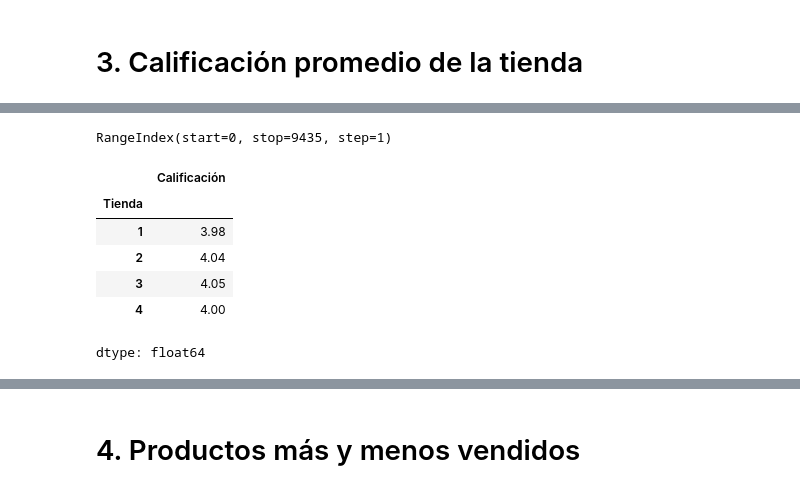
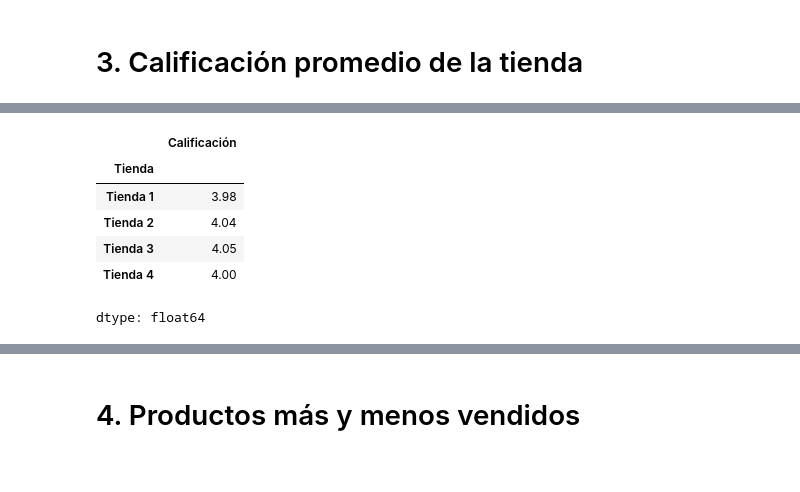
Before and after one commit to JairoCJN/Store-Analysis, a Jupyter notebook: challenge1-data-science-latam/AluraStoreLatam.ipynb, the cells around one changed output, grey strips where cells are left out. Cells and saved outputs as stored; diff of their text form; code cells hidden in the pictures.

```diff
--- a/challenge1-data-science-latam/AluraStoreLatam.ipynb
+++ b/challenge1-data-science-latam/AluraStoreLatam.ipynb
@@ -207,7 +228,9 @@ dtype: float64
 # %% [markdown]
 # 3. Calificación promedio de la tienda
 # %%
-tiendas = [tienda_1, tienda_2, tienda_3, tienda_4]
-n_tiendas=len(tiendas)
+tiendas=[tienda_1,tienda_2,tienda_3,tienda_4]
+n_tiendas=4
 for i in range(n_tiendas):
-  tiendas[i]["Tienda"]=i+1
+  tiendas[i]["Tienda"]=f"Tienda {i+1}"
+tiendas=pd.concat(tiendas)
+tiendas
@@ -214,5 +250,0 @@ for i in range(n_tiendas):
-# %%
-tiendas=pd.concat(tiendas)
-tiendas=tiendas.reset_index(drop=True)
-tiendas=pd.DataFrame(tiendas)
-tiendas.head()
@@ -226,15 +251,11 @@ tiendas.head()
-# %%
-tiendas.index
-# %% [output]
-RangeIndex(start=0, stop=9435, step=1)
 # %%
-Calificacion_tiendas=tiendas.groupby("Tienda")["Calificación"].mean().round(2)
-Calificacion_tiendas
+tiendas_calificacion=tiendas.groupby("Tienda")["Calificación"].mean().round(2)
+tiendas_calificacion
 # %% [output]
 |  | Calificación |
 | Tienda |  |
-| 1 | 3.98 |
-| 2 | 4.04 |
-| 3 | 4.05 |
-| 4 | 4.00 |
+| Tienda 1 | 3.98 |
+| Tienda 2 | 4.04 |
+| Tienda 3 | 4.05 |
+| Tienda 4 | 4.00 |
 dtype: float64
```
Also changed, not shown: parts of 6 cells of this notebook.
